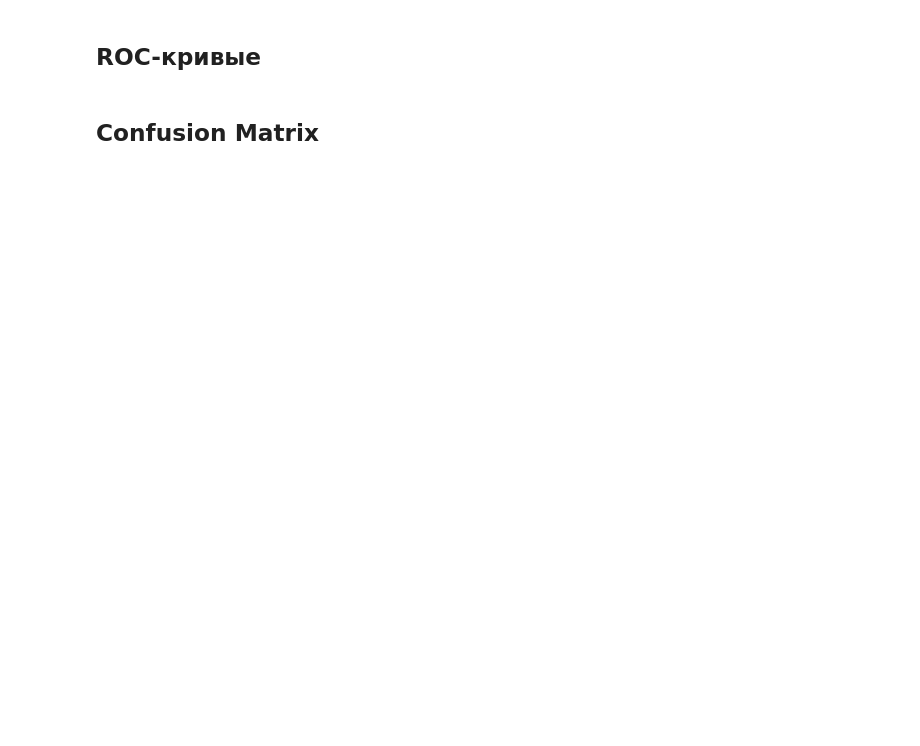
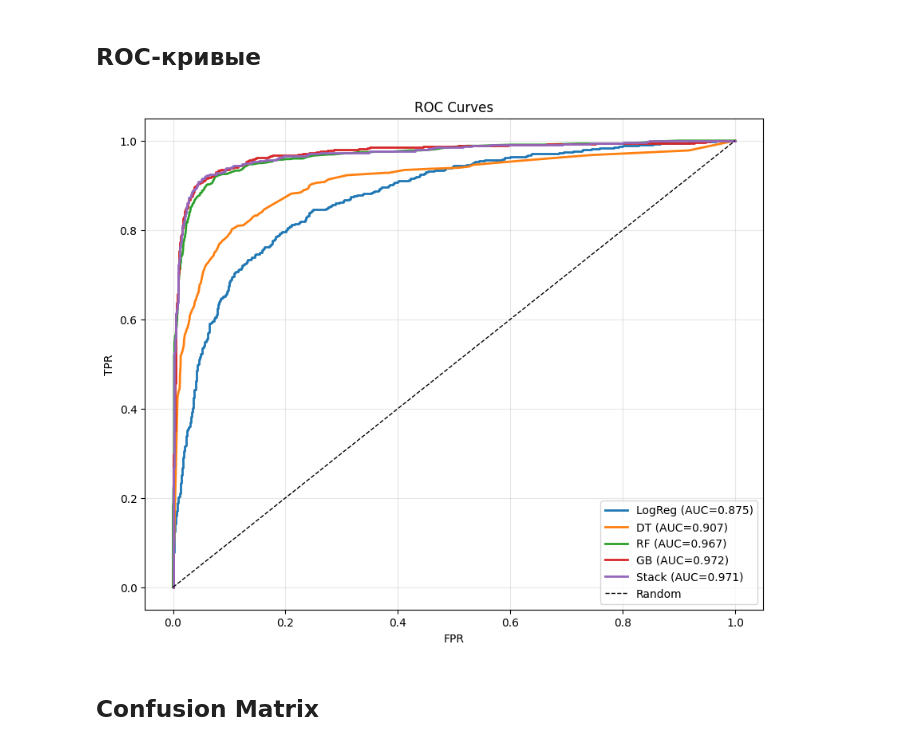
Before and after one commit to young-designer/artificial_intelligence_engineering, a Jupyter notebook: homeworks/HW06/HW06.ipynb, the cells around one changed output. Cells and saved outputs as stored; diff of their text form; code cells hidden in the pictures; blank space fills up the shorter version.

```diff
--- a/homeworks/HW06/HW06.ipynb
+++ b/homeworks/HW06/HW06.ipynb
@@ -70,16 +118,12 @@ print(f'LogReg - Acc: {lr_acc:.4f}, F1: {lr_f1:.4f}, AUC: {lr_auc:.4f}')
 # %% [markdown]
 ## Decision Tree
 # %%
-dt_param_grid = {'max_depth': [3, 5, 7, 10, None], 'min_samples_leaf': [1, 5, 10, 20], 'min_samples_split': [2, 10, 20]}
+dt_param_grid = {'max_depth': [3, 5, 7, 10], 'min_samples_leaf': [1, 5, 10, 20], 'min_samples_split': [2, 10, 20]}
 dt_clf = DecisionTreeClassifier(random_state=RANDOM_STATE)
 dt_grid = GridSearchCV(dt_clf, dt_param_grid, cv=5, scoring='roc_auc', n_jobs=-1, verbose=1)
 dt_grid.fit(X_train, y_train)
 print(f'Best params: {dt_grid.best_params_}')
 print(f'Best CV AUC: {dt_grid.best_score_:.4f}')
 best_dt = dt_grid.best_estimator_
-y_pred_dt = best_dt.predict(X_test)
-y_proba_dt = best_dt.predict_proba(X_test)[:, 1]
-dt_acc = accuracy_score(y_test, y_pred_dt)
-dt_f1 = f1_score(y_test, y_pred_dt)
-dt_auc = roc_auc_score(y_test, y_proba_dt)
-print(f'DT Test - Acc: {dt_acc:.4f}, F1: {dt_f1:.4f}, AUC: {dt_auc:.4f}')
+dt_metrics = eval_test_only(best_dt, X_test, y_test)
+print(f'DT Test - Acc: {dt_metrics["accuracy"]:.4f}, F1: {dt_metrics["f1"]:.4f}, AUC: {dt_metrics["roc_auc"]:.4f}')
@@ -93,9 +142,5 @@ rf_grid.fit(X_train, y_train)
 print(f'Best params: {rf_grid.best_params_}')
 print(f'Best CV AUC: {rf_grid.best_score_:.4f}')
 best_rf = rf_grid.best_estimator_
-y_pred_rf = best_rf.predict(X_test)
-y_proba_rf = best_rf.predict_proba(X_test)[:, 1]
-rf_acc = accuracy_score(y_test, y_pred_rf)
-rf_f1 = f1_score(y_test, y_pred_rf)
-rf_auc = roc_auc_score(y_test, y_proba_rf)
-print(f'RF Test - Acc: {rf_acc:.4f}, F1: {rf_f1:.4f}, AUC: {rf_auc:.4f}')
+rf_metrics = eval_test_only(best_rf, X_test, y_test)
+print(f'RF Test - Acc: {rf_metrics["accuracy"]:.4f}, F1: {rf_metrics["f1"]:.4f}, AUC: {rf_metrics["roc_auc"]:.4f}')
@@ -109,9 +159,5 @@ gb_grid.fit(X_train, y_train)
 print(f'Best params: {gb_grid.best_params_}')
 print(f'Best CV AUC: {gb_grid.best_score_:.4f}')
 best_gb = gb_grid.best_estimator_
-y_pred_gb = best_gb.predict(X_test)
-y_proba_gb = best_gb.predict_proba(X_test)[:, 1]
-gb_acc = accuracy_score(y_test, y_pred_gb)
-gb_f1 = f1_score(y_test, y_pred_gb)
-gb_auc = roc_auc_score(y_test, y_proba_gb)
-print(f'GB Test - Acc: {gb_acc:.4f}, F1: {gb_f1:.4f}, AUC: {gb_auc:.4f}')
+gb_metrics = eval_test_only(best_gb, X_test, y_test)
+print(f'GB Test - Acc: {gb_metrics["accuracy"]:.4f}, F1: {gb_metrics["f1"]:.4f}, AUC: {gb_metrics["roc_auc"]:.4f}')
@@ -129,0 +171,17 @@ print(f'Stacking Test - Acc: {stack_acc:.4f}, F1: {stack_f1:.4f}, AUC: {stack_au
+# %%
+estimators = [('dt', best_dt), ('rf', best_rf), ('gb', best_gb)]
+stacking_clf = StackingClassifier(estimators=estimators, final_estimator=LogisticRegression(random_state=RANDOM_STATE), cv=5)
+stacking_clf.fit(X_train, y_train)
+stack_metrics = eval_test_only(stacking_clf, X_test, y_test)
+print(f'Stacking Test - Acc: {stack_metrics["accuracy"]:.4f}, F1: {stack_metrics["f1"]:.4f}, AUC: {stack_metrics["roc_auc"]:.4f}')
+
+# Получаем предсказания для графиков
+y_proba_lr = lr_pipeline.predict_proba(X_test)[:, 1]
+y_proba_dt = best_dt.predict_proba(X_test)[:, 1]
+y_proba_rf = best_rf.predict_proba(X_test)[:, 1]
+y_proba_gb = best_gb.predict_proba(X_test)[:, 1]
+y_proba_stack = stacking_clf.predict_proba(X_test)[:, 1]
+y_pred_dt = best_dt.predict(X_test)
+y_pred_rf = best_rf.predict(X_test)
+y_pred_gb = best_gb.predict(X_test)
+y_pred_stack = stacking_clf.predict(X_test)
@@ -150,17 +222,19 @@ plt.show()
 ## ROC-кривые
 # %%
 plt.figure(figsize=(10, 8))
-for name, y_proba, auc in [('LogReg', y_proba_lr, lr_auc), ('DT', y_proba_dt, dt_auc), ('RF', y_proba_rf, rf_auc), ('GB', y_proba_gb, gb_auc), ('Stack', y_proba_stack, stack_auc)]:
+for name, y_proba, auc in [('LogReg', y_proba_lr, lr_metrics['roc_auc']), ('DT', y_proba_dt, dt_metrics['roc_auc']), ('RF', y_proba_rf, rf_metrics['roc_auc']), ('GB', y_proba_gb, gb_metrics['roc_auc']), ('Stack', y_proba_stack, stack_metrics['roc_auc'])]:
     fpr, tpr, _ = roc_curve(y_test, y_proba)
     plt.plot(fpr, tpr, label=f'{name} (AUC={auc:.3f})', linewidth=2)
 plt.plot([0, 1], [0, 1], 'k--', label='Random', linewidth=1)
 plt.xlabel('FPR')
 plt.ylabel('TPR')
 plt.title('ROC Curves')
 plt.legend()
 plt.grid(alpha=0.3)
 plt.savefig('artifacts/figures/roc_curves.png', dpi=100)
 plt.show()
+# %% [output]
+[figure, added]
 # %% [markdown]
 ## Confusion Matrix
 # %%
```
Also changed, not shown: parts of 20 cells of this notebook, 7 other files.
